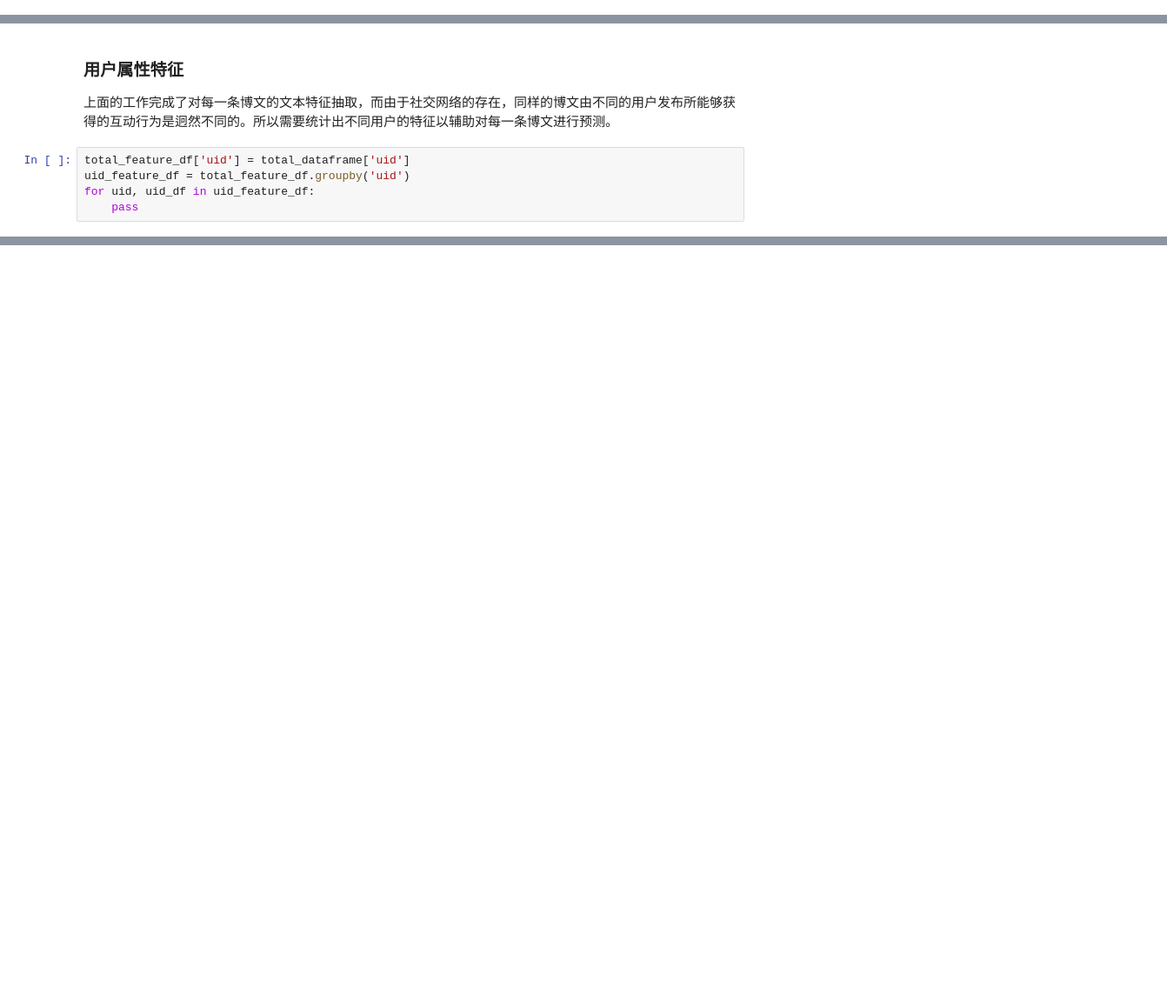
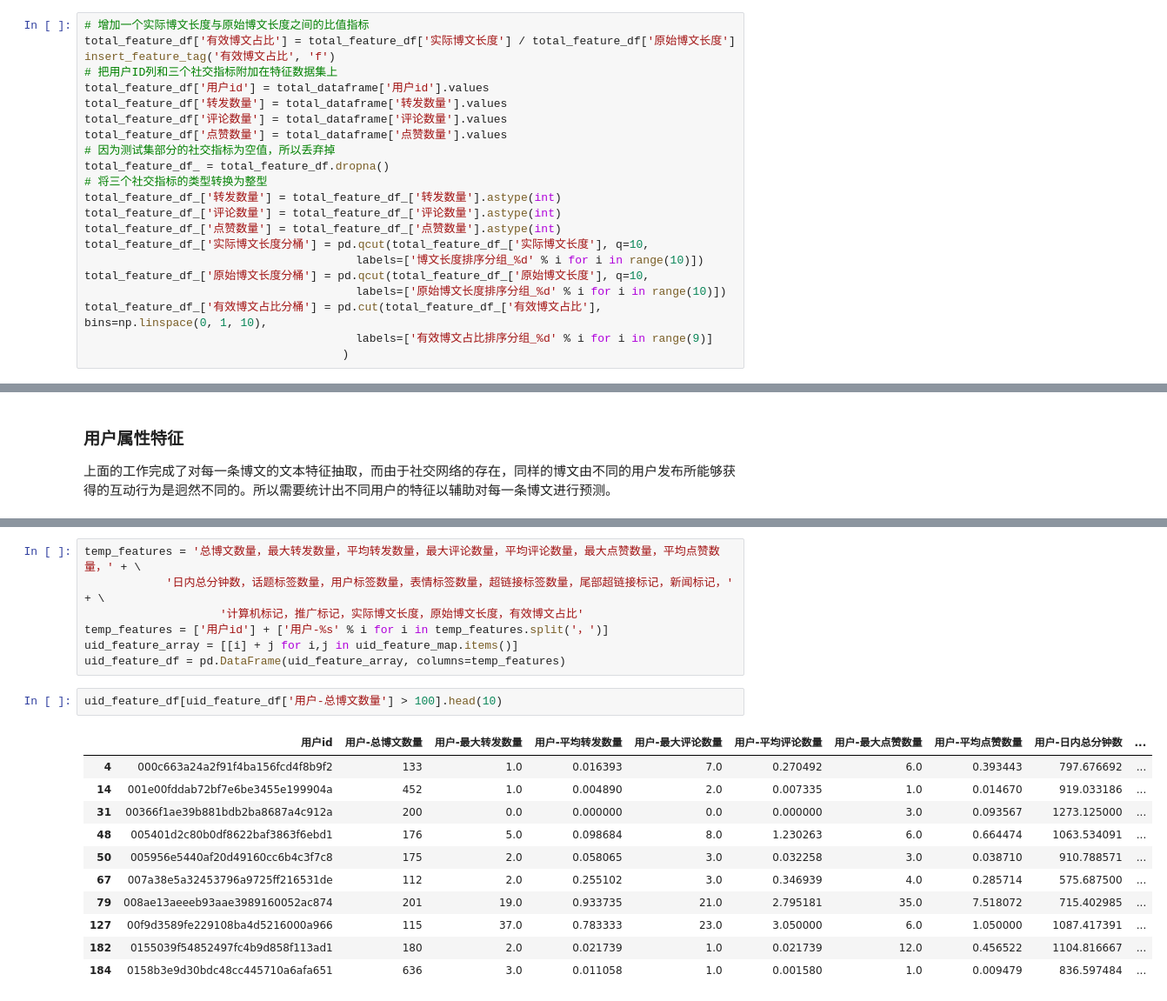
Before and after one commit to xiaojianyang820/TianChi_Learning, a Jupyter notebook: weibo_social_pred/Untitled.ipynb, the cells around one changed output, grey strips where cells are left out. Shown at 87% size. Drawn from its saved outputs; the diff is of its cells as text; blank space fills up the shorter version.

```diff
--- a/weibo_social_pred/Untitled.ipynb
+++ b/weibo_social_pred/Untitled.ipynb
@@ -326,0 +357,22 @@ insert_feature_tag(column_name, column_type)
+# %%
+# 增加一个实际博文长度与原始博文长度之间的比值指标
+total_feature_df['有效博文占比'] = total_feature_df['实际博文长度'] / total_feature_df['原始博文长度']
+insert_feature_tag('有效博文占比', 'f')
+# 把用户ID列和三个社交指标附加在特征数据集上
+total_feature_df['用户id'] = total_dataframe['用户id'].values
+total_feature_df['转发数量'] = total_dataframe['转发数量'].values
+total_feature_df['评论数量'] = total_dataframe['评论数量'].values
+total_feature_df['点赞数量'] = total_dataframe['点赞数量'].values
+# 因为测试集部分的社交指标为空值，所以丢弃掉
+total_feature_df_ = total_feature_df.dropna()
+# 将三个社交指标的类型转换为整型
+total_feature_df_['转发数量'] = total_feature_df_['转发数量'].astype(int)
+total_feature_df_['评论数量'] = total_feature_df_['评论数量'].astype(int)
+total_feature_df_['点赞数量'] = total_feature_df_['点赞数量'].astype(int)
+total_feature_df_['实际博文长度分桶'] = pd.qcut(total_feature_df_['实际博文长度'], q=10,
+                                        labels=['博文长度排序分组_%d' % i for i in range(10)])
+total_feature_df_['原始博文长度分桶'] = pd.qcut(total_feature_df_['原始博文长度'], q=10,
+                                        labels=['原始博文长度排序分组_%d' % i for i in range(10)])
+total_feature_df_['有效博文占比分桶'] = pd.cut(total_feature_df_['有效博文占比'], bins=np.linspace(0, 1, 10),
+                                        labels=['有效博文占比排序分组_%d' % i for i in range(9)]
+                                      )
@@ -327,8 +470,3 @@ insert_feature_tag(column_name, column_type)
 # %% [markdown]
 ### 用户属性特征
 上面的工作完成了对每一条博文的文本特征抽取，而由于社交网络的存在，同样的博文由不同的用户发布所能够获得的互动行为是迥然不同的。所以需要统计出不同用户的特征以辅助对每一条博文进行预测。
-# %%
-total_feature_df['uid'] = total_dataframe['uid']
-uid_feature_df = total_feature_df.groupby('uid')
-for uid, uid_df in uid_feature_df:
-    pass
@@ -336,0 +511,21 @@ for uid, uid_df in uid_feature_df:
+# %%
+temp_features = '总博文数量，最大转发数量，平均转发数量，最大评论数量，平均评论数量，最大点赞数量，平均点赞数量，' + \
+            '日内总分钟数，话题标签数量，用户标签数量，表情标签数量，超链接标签数量，尾部超链接标记，新闻标记，' + \
+                    '计算机标记，推广标记，实际博文长度，原始博文长度，有效博文占比'
+temp_features = ['用户id'] + ['用户-%s' % i for i in temp_features.split('，')]
+uid_feature_array = [[i] + j for i,j in uid_feature_map.items()]
+uid_feature_df = pd.DataFrame(uid_feature_array, columns=temp_features)
+# %%
+uid_feature_df[uid_feature_df['用户-总博文数量'] > 100].head(10)
+# %% [output]
+|  | 用户id | 用户-总博文数量 | 用户-最大转发数量 | 用户-平均转发数量 | 用户-最大评论数量 | 用户-平均评论数量 | 用户-最大点赞数量 | 用户-平均点赞数量 | 用户-日内总分钟数 | ... |
+| 4 | 000c663a24a2f91f4ba156fcd4f8b9f2 | 133 | 1.0 | 0.016393 | 7.0 | 0.270492 | 6.0 | 0.393443 | 797.676692 | ... |
+| 14 | 001e00fddab72bf7e6be3455e199904a | 452 | 1.0 | 0.004890 | 2.0 | 0.007335 | 1.0 | 0.014670 | 919.033186 | ... |
+| 31 | 00366f1ae39b881bdb2ba8687a4c912a | 200 | 0.0 | 0.000000 | 0.0 | 0.000000 | 3.0 | 0.093567 | 1273.125000 | ... |
+| 48 | 005401d2c80b0df8622baf3863f6ebd1 | 176 | 5.0 | 0.098684 | 8.0 | 1.230263 | 6.0 | 0.664474 | 1063.534091 | ... |
+| 50 | 005956e5440af20d49160cc6b4c3f7c8 | 175 | 2.0 | 0.058065 | 3.0 | 0.032258 | 3.0 | 0.038710 | 910.788571 | ... |
+| 67 | 007a38e5a32453796a9725ff216531de | 112 | 2.0 | 0.255102 | 3.0 | 0.346939 | 4.0 | 0.285714 | 575.687500 | ... |
+| 79 | 008ae13aeeeb93aae3989160052ac874 | 201 | 19.0 | 0.933735 | 21.0 | 2.795181 | 35.0 | 7.518072 | 715.402985 | ... |
+| 127 | 00f9d3589fe229108ba4d5216000a966 | 115 | 37.0 | 0.783333 | 23.0 | 3.050000 | 6.0 | 1.050000 | 1087.417391 | ... |
+| 182 | 0155039f54852497fc4b9d858f113ad1 | 180 | 2.0 | 0.021739 | 1.0 | 0.021739 | 12.0 | 0.456522 | 1104.816667 | ... |
+| 184 | 0158b3e9d30bdc48cc445710a6afa651 | 636 | 3.0 | 0.011058 | 1.0 | 0.001580 | 1.0 | 0.009479 | 836.597484 | ... |
```
Also changed, not shown: parts of 22 cells of this notebook.
